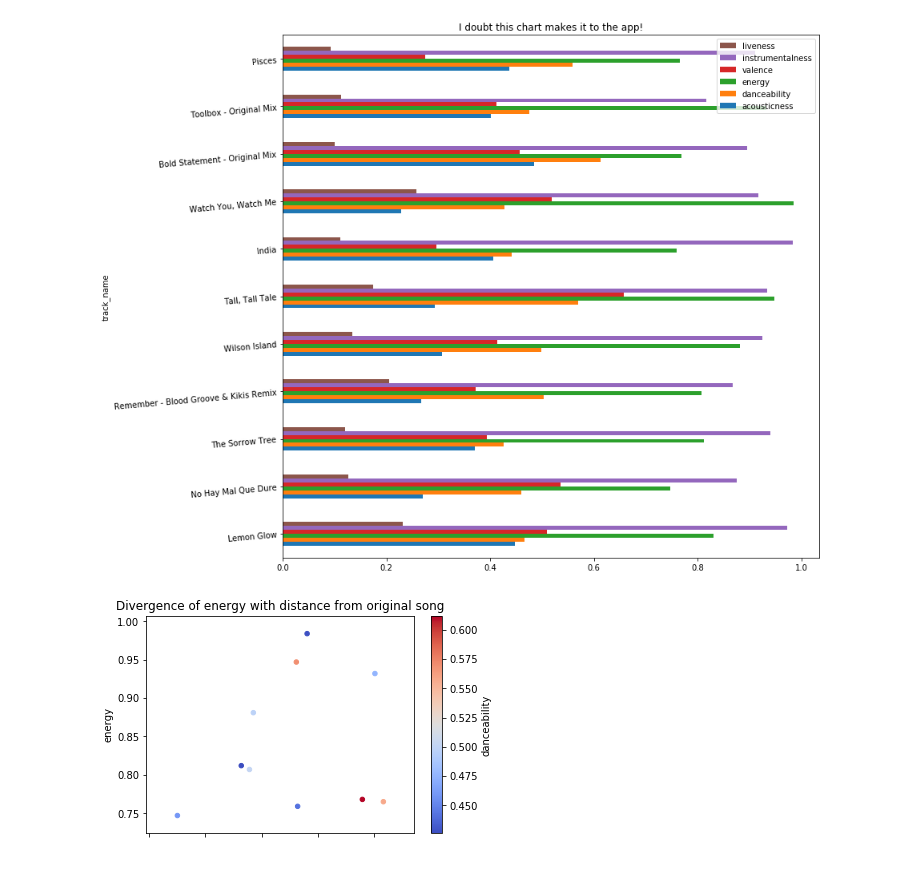
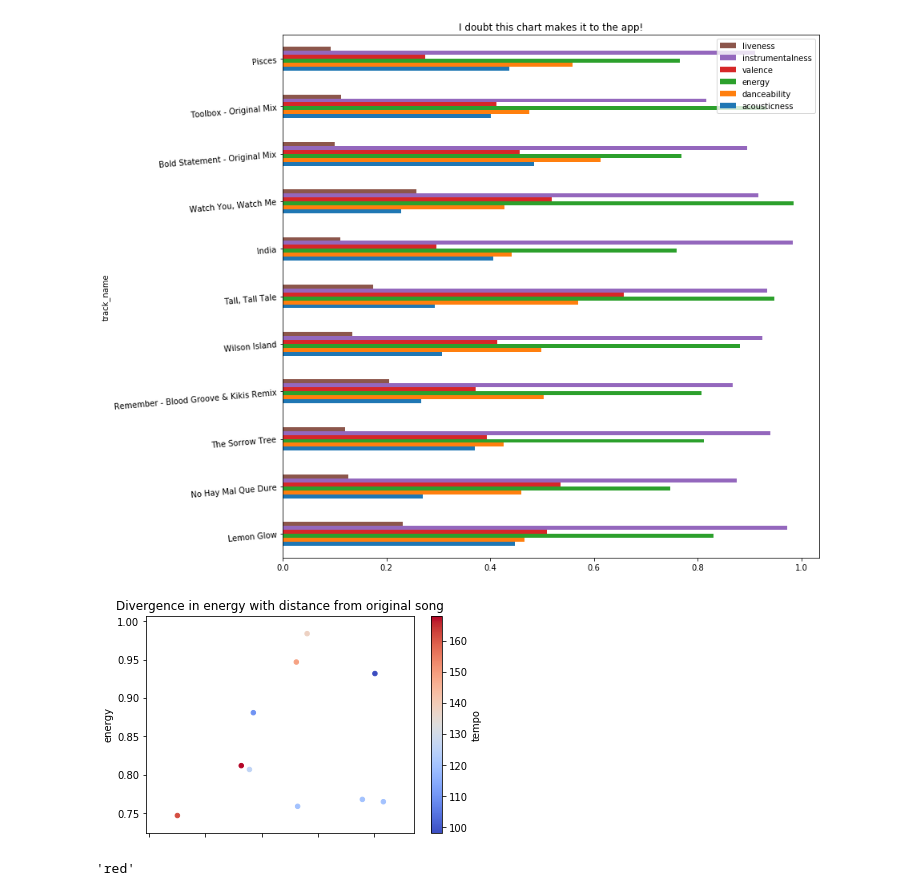
Before and after one commit to bw-spotify-song-suggester-4/data-science, a Jupyter notebook: pickletaste.ipynb, the cells around one changed output. Saved outputs shown, nothing was run; the diff lists cells and outputs as text; code cells hidden in the pictures.

```diff
--- a/pickletaste.ipynb
+++ b/pickletaste.ipynb
@@ -59,9 +60,9 @@ plt.show()
 # %% [output]
 [figure]
 # %%
-ax = results[1:11].plot.scatter(x = 'distance', y = 'energy', c = 'danceability', cmap = 'coolwarm', title = 'Divergence of energy with distance from original song')
+ax = results[1:11].plot.scatter(x = 'distance', y = 'energy', c = 'tempo', cmap = 'coolwarm', title = 'Divergence in energy with distance from original song')
 fig = ax.get_figure()
 fig.savefig('energy.png')
 plt.show()
 # %% [output]
-[figure, old version]
+[figure, new version]
@@ -72,0 +71,4 @@ plt.show()
+# %%
+clrs[1]
+# %% [output]
+'red'
```
Also changed, not shown: parts of 4 cells of this notebook, 2 other files.
